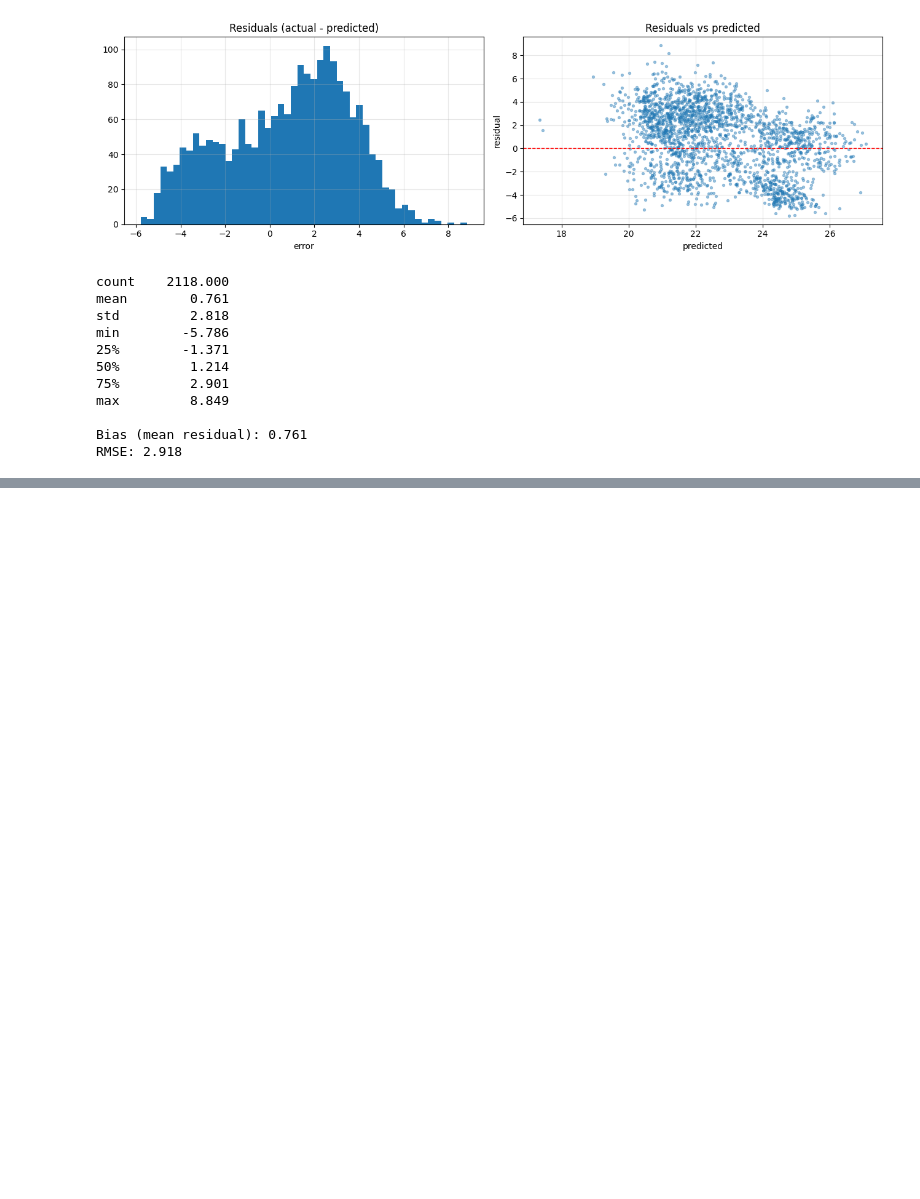
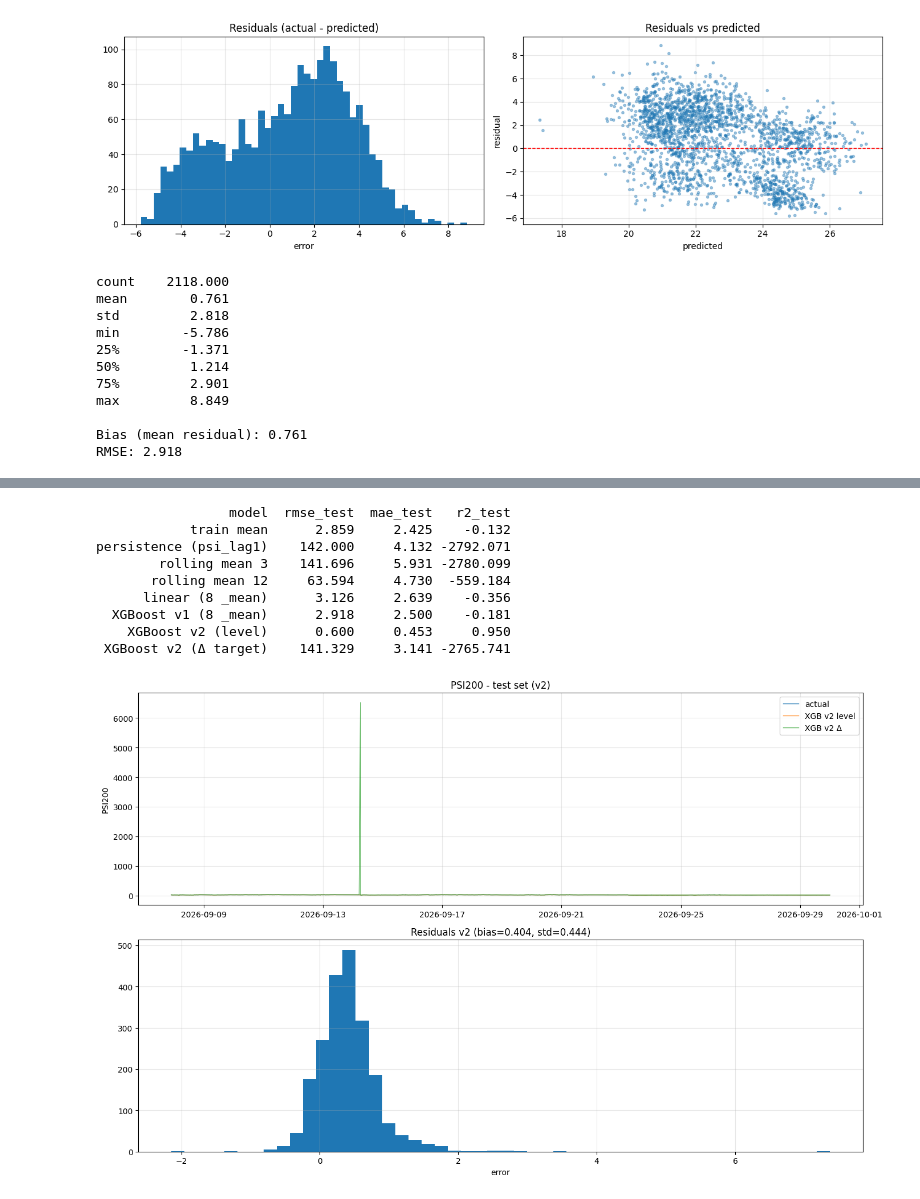
Before and after one commit to Patchino76/ok_db_works, a Jupyter notebook: pulse_db_transform/dataframe_test.ipynb, the cells around one changed output, grey strips where cells are left out. Drawn from its saved outputs; the diff is of its cells as text; code cells hidden in the pictures; blank space fills up the shorter version.

Commit message:
Perfect to be true

```diff
--- a/pulse_db_transform/dataframe_test.ipynb
+++ b/pulse_db_transform/dataframe_test.ipynb
@@ -494,0 +832,47 @@ RMSE: 2.918
+# %%
+# 9g. Обобщение + графика
+summary = pd.DataFrame([
+    {'model': 'XGBoost v1 (8 _mean)', 'rmse_test': xgb_result['rmse_test'],
+     'mae_test': xgb_result['mae_test'], 'r2_test': xgb_result['r2_test']},
+    {'model': 'XGBoost v2 (level)', 'rmse_test': rmse(y_test2, pred_te2),
+     'mae_test': mean_absolute_error(y_test2, pred_te2),
+     'r2_test': r2_score(y_test2, pred_te2)},
+    {'model': 'XGBoost v2 (Δ target)', 'rmse_test': rmse(y_test2, pred_level_d),
+     'mae_test': mean_absolute_error(y_test2, pred_level_d),
+     'r2_test': r2_score(y_test2, pred_level_d)},
+])
+summary = pd.concat([
+    baselines.rename(columns={'rmse': 'rmse_test', 'mae': 'mae_test', 'r2': 'r2_test'}),
+    summary,
+], ignore_index=True)
+print(summary.round(3).to_string(index=False))
+
+fig, axes = plt.subplots(2, 1, figsize=(14, 9))
+
+axes[0].plot(y_test2.index, y_test2.values, label='actual', lw=1)
+axes[0].plot(y_test2.index, pred_te2, label='XGB v2 level', lw=1, alpha=.8)
+axes[0].plot(y_test2.index, pred_level_d, label='XGB v2 Δ', lw=1, alpha=.8)
+axes[0].set_title(f'{TARGET} - test set (v2)')
+axes[0].set_ylabel(TARGET)
+axes[0].legend()
+axes[0].grid(alpha=.3)
+
+resid2 = y_test2 - pred_te2
+axes[1].hist(resid2, bins=50)
+axes[1].set_title(f'Residuals v2 (bias={resid2.mean():.3f}, std={resid2.std():.3f})')
+axes[1].set_xlabel('error')
+axes[1].grid(alpha=.3)
+
+plt.tight_layout()
+plt.show()
+# %% [output]
+                 model  rmse_test  mae_test   r2_test
+            train mean      2.859     2.425    -0.132
+persistence (psi_lag1)    142.000     4.132 -2792.071
+        rolling mean 3    141.696     5.931 -2780.099
+       rolling mean 12     63.594     4.730  -559.184
+      linear (8 _mean)      3.126     2.639    -0.356
+  XGBoost v1 (8 _mean)      2.918     2.500    -0.181
+    XGBoost v2 (level)      0.600     0.453     0.950
+ XGBoost v2 (Δ target)    141.329     3.141 -2765.741
+[figure, added]
```
Also changed, not shown: parts of 7 cells of this notebook.
